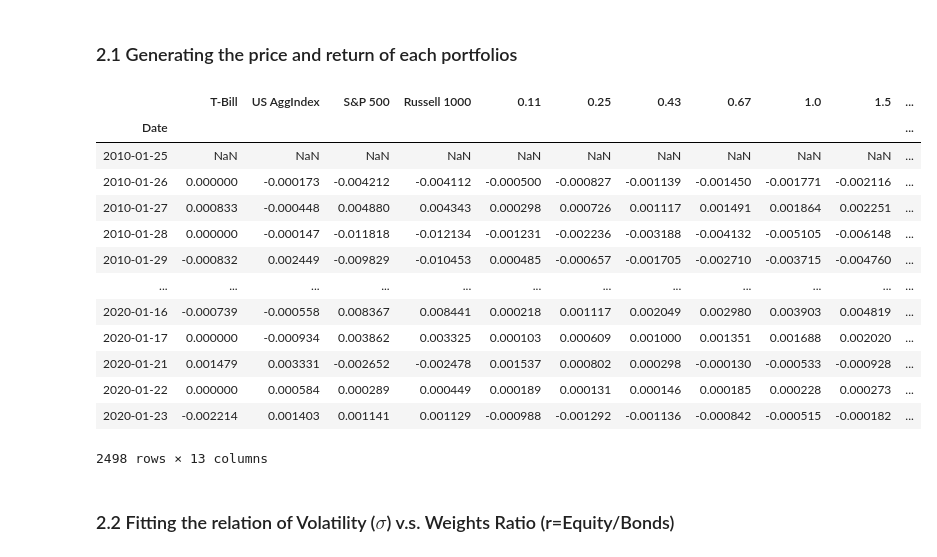
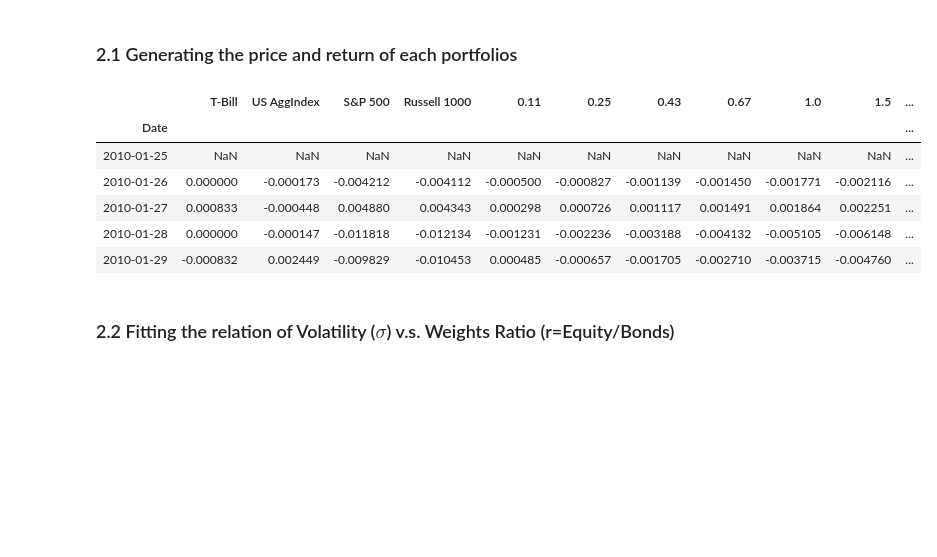
Before and after one commit to Zhehao97/Cornell_IPCC, a Jupyter notebook: Cornell Case Competition .ipynb, the cells around one changed output. Cells and saved outputs as stored; diff of their text form; code cells hidden in the pictures; blank space fills up the shorter version.

```diff
--- a/Cornell Case Competition .ipynb
+++ b/Cornell Case Competition .ipynb
@@ -42,12 +37,2 @@ def Age_Risk_Map(age, risk_pref=1, coef=8):
 # %%
 x = np.arange(25, 66)
-# %%
-fig, axs = plt.subplots(nrows=1, ncols=1, sharex=True, figsize=(15,10))
-for i in range(1,5):
-    y = Age_Risk_Map(x, risk_pref=i)
-    axs.plot(x, y, label='risk pref=' + str(i))
-axs.set_xlabel('Age')
-axs.set_ylabel('Volatility Tolerance (%)')
-axs.set_title('Mapping from Age to Volatility Tolerance')
-axs.legend()
-plt.show()
@@ -71,20 +58,13 @@ for i in range(1,10):
 # %%
-IDX_return
+IDX_return.head()
 # %% [output]
 |  | T-Bill | US AggIndex | S&P 500 | Russell 1000 | 0.11 | 0.25 | 0.43 | 0.67 | 1.0 | 1.5 | ... |
 | Date |  |  |  |  |  |  |  |  |  |  | ... |
 | 2010-01-25 | NaN | NaN | NaN | NaN | NaN | NaN | NaN | NaN | NaN | NaN | ... |
 | 2010-01-26 | 0.000000 | -0.000173 | -0.004212 | -0.004112 | -0.000500 | -0.000827 | -0.001139 | -0.001450 | -0.001771 | -0.002116 | ... |
 | 2010-01-27 | 0.000833 | -0.000448 | 0.004880 | 0.004343 | 0.000298 | 0.000726 | 0.001117 | 0.001491 | 0.001864 | 0.002251 | ... |
 | 2010-01-28 | 0.000000 | -0.000147 | -0.011818 | -0.012134 | -0.001231 | -0.002236 | -0.003188 | -0.004132 | -0.005105 | -0.006148 | ... |
 | 2010-01-29 | -0.000832 | 0.002449 | -0.009829 | -0.010453 | 0.000485 | -0.000657 | -0.001705 | -0.002710 | -0.003715 | -0.004760 | ... |
-| ... | ... | ... | ... | ... | ... | ... | ... | ... | ... | ... | ... |
-| 2020-01-16 | -0.000739 | -0.000558 | 0.008367 | 0.008441 | 0.000218 | 0.001117 | 0.002049 | 0.002980 | 0.003903 | 0.004819 | ... |
-| 2020-01-17 | 0.000000 | -0.000934 | 0.003862 | 0.003325 | 0.000103 | 0.000609 | 0.001000 | 0.001351 | 0.001688 | 0.002020 | ... |
-| 2020-01-21 | 0.001479 | 0.003331 | -0.002652 | -0.002478 | 0.001537 | 0.000802 | 0.000298 | -0.000130 | -0.000533 | -0.000928 | ... |
-| 2020-01-22 | 0.000000 | 0.000584 | 0.000289 | 0.000449 | 0.000189 | 0.000131 | 0.000146 | 0.000185 | 0.000228 | 0.000273 | ... |
-| 2020-01-23 | -0.002214 | 0.001403 | 0.001141 | 0.001129 | -0.000988 | -0.001292 | -0.001136 | -0.000842 | -0.000515 | -0.000182 | ... |
-2498 rows × 13 columns
 # %% [markdown]
 ### 2.2 Fitting the relation of Volatility ($\sigma$) v.s. Weights Ratio (r=Equity/Bonds)
 # %%
```
Also changed, not shown: parts of 30 cells of this notebook, 1 other file.
